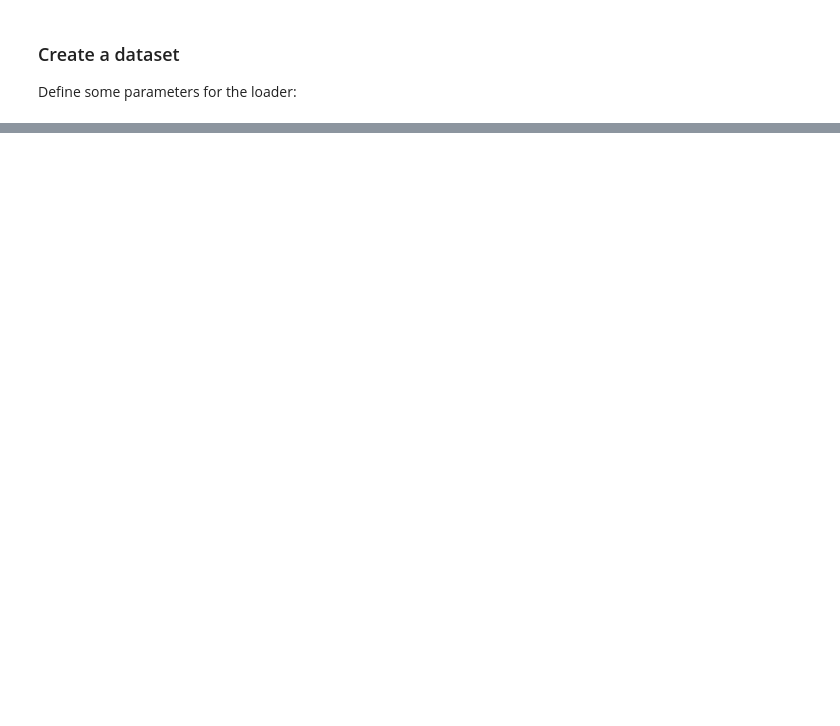
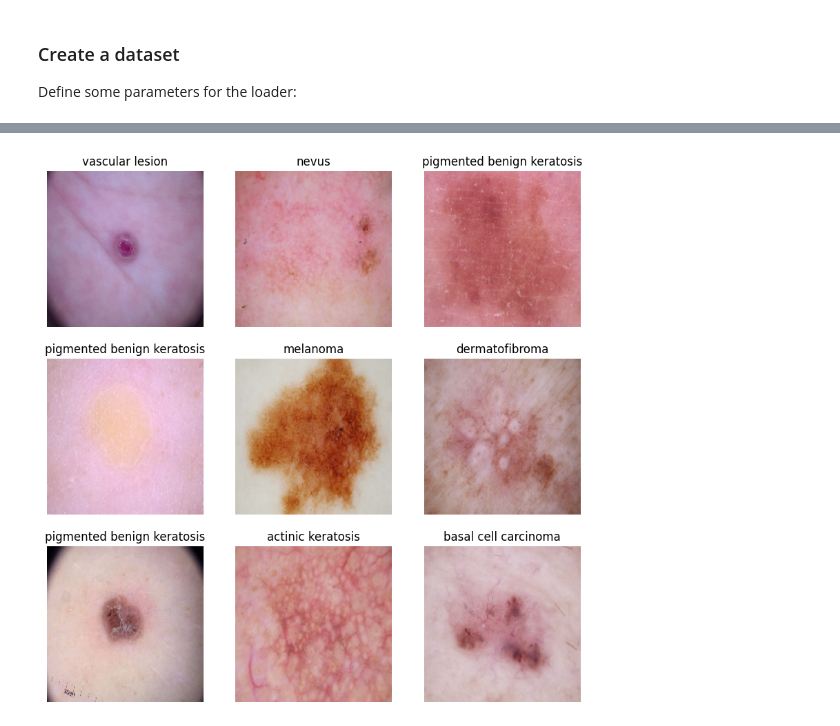
Before and after one commit to himanshuxd/MelanomaDetection, a Jupyter notebook: Himanshu_S_nn.ipynb, the cells around one changed output, grey strips where cells are left out. Saved outputs shown, nothing was run; the diff lists cells and outputs as text; code cells hidden in the pictures; blank space fills up the shorter version.

```diff
--- a/Himanshu_S_nn.ipynb
+++ b/Himanshu_S_nn.ipynb
@@ -27,5 +97,5 @@ This assignment uses a dataset of about 2357 images of skin cancer types. The da
 # %%
-# Defining the path for train and test images
-## Todo: Update the paths of the train and test dataset
-data_dir_train = pathlib.Path("path_to_train_directory")
-data_dir_test = pathlib.Path('path_to_test_directory')
+# Defining the paths for train and test images
+root_path = '/content/gdrive/MyDrive/Skin cancer ISIC The International Skin Imaging Collaboration/'
+data_dir_train = pathlib.Path(root_path + '/Train')
+data_dir_test = pathlib.Path(root_path + '/Test')
@@ -110,0 +130,12 @@ history = model.fit(
+# %%
+# Load the training dataset using image_dataset_from_directory utility
+# Set the seed value to ensure reproducibility
+# Resize images to the specified dimensions
+train_ds = tf.keras.preprocessing.image_dataset_from_directory(
+    data_dir_train,
+    validation_split=0.2,
+    subset="training",
+    seed=123,
+    image_size=(img_height, img_width),
+    batch_size=batch_size
+)
@@ -110,0 +172,26 @@ history = model.fit(
+# %%
+import matplotlib.pyplot as plt
+
+# Create a figure with a size of 10x10 inches
+plt.figure(figsize=(10, 10))
+
+# Iterate through the first batch of images and labels in the train dataset
+for images, labels in train_ds.take(1):
+    # Display nine images along with their corresponding labels
+    for i in range(9):
+        # Create subplots with 3 rows and 3 columns
+        ax = plt.subplot(3, 3, i + 1)
+
+        # Display the image
+        plt.imshow(images[i].numpy().astype("uint8"))
+
+        # Set the title of the subplot to the corresponding class name
+        plt.title(class_names[labels[i]])
+
+        # Turn off axis
+        plt.axis("off")
+
+# Display the plot
+plt.show()
+# %% [output]
+[figure, added]
```
Also changed, not shown: parts of 143 cells of this notebook.
